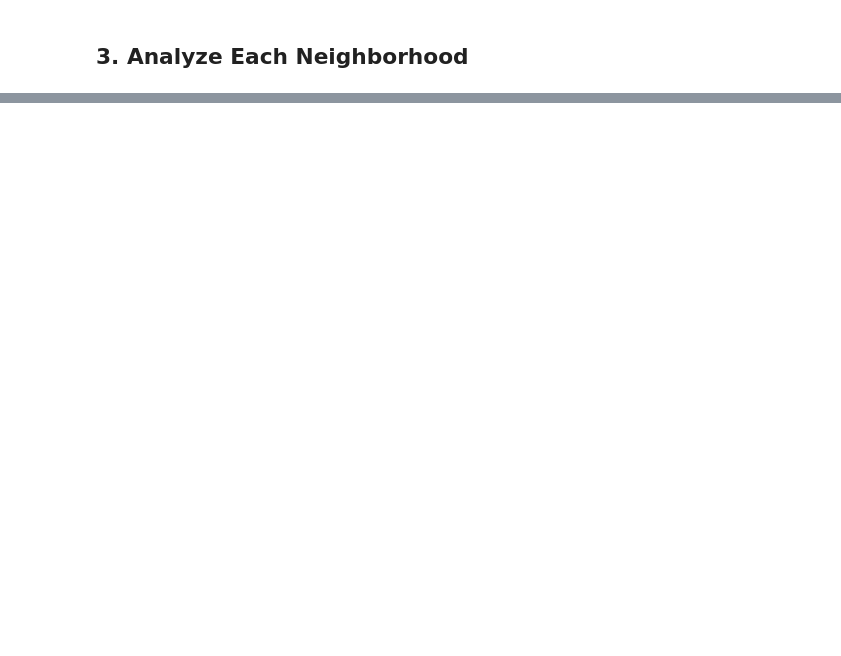
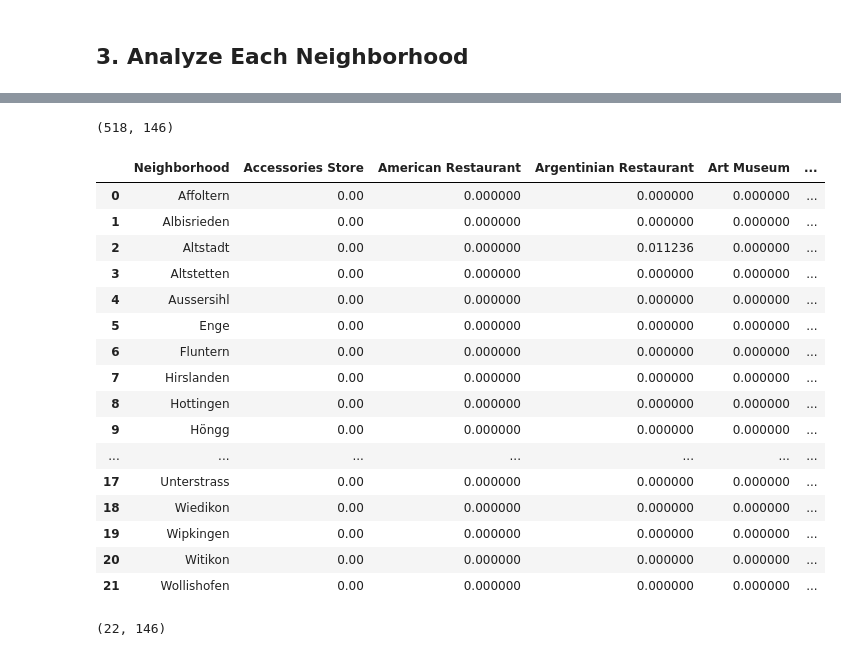
Before and after one commit to xanag/Coursera_Capstone, a Jupyter notebook: Final Capstone Project.ipynb, the cells around one changed output, grey strips where cells are left out. Drawn from its saved outputs; the diff is of its cells as text; code cells hidden in the pictures; blank space fills up the shorter version.

```diff
--- a/Final Capstone Project.ipynb
+++ b/Final Capstone Project.ipynb
@@ -375,0 +470,13 @@ There are 144 unique categories.
+# %%
+# one hot encoding
+zurich_onehot = pd.get_dummies(zurich_venues[['Venue Category']], prefix="", prefix_sep="")
+#zurich_onehot = pd.get_dummies(neigh_with_train[['Venue Category']], prefix="", prefix_sep="")
+
+# add neighborhood column back to dataframe
+zurich_onehot['Neighborhood'] = zurich_venues['Neighborhood']
+
+# move neighborhood column to the first column
+fixed_columns = [zurich_onehot.columns[-1]] + list(zurich_onehot.columns[:-1])
+zurich_onehot = zurich_onehot[fixed_columns]
+
+zurich_onehot.head()
@@ -375,0 +490,30 @@ There are 144 unique categories.
+# %%
+zurich_onehot.shape
+# %% [output]
+(518, 146)
+# %%
+# Group rows by neighborhood and by taking the mean of the frequency of occurrence of each category
+zurich_grouped = zurich_onehot.groupby('Neighborhood').mean().reset_index()
+zurich_grouped
+# %% [output]
+|  | Neighborhood | Accessories Store | American Restaurant | Argentinian Restaurant | Art Museum | ... |
+| 0 | Affoltern | 0.00 | 0.000000 | 0.000000 | 0.000000 | ... |
+| 1 | Albisrieden | 0.00 | 0.000000 | 0.000000 | 0.000000 | ... |
+| 2 | Altstadt | 0.00 | 0.000000 | 0.011236 | 0.000000 | ... |
+| 3 | Altstetten | 0.00 | 0.000000 | 0.000000 | 0.000000 | ... |
+| 4 | Aussersihl | 0.00 | 0.000000 | 0.000000 | 0.000000 | ... |
+| 5 | Enge | 0.00 | 0.000000 | 0.000000 | 0.000000 | ... |
+| 6 | Fluntern | 0.00 | 0.000000 | 0.000000 | 0.000000 | ... |
+| 7 | Hirslanden | 0.00 | 0.000000 | 0.000000 | 0.000000 | ... |
+| 8 | Hottingen | 0.00 | 0.000000 | 0.000000 | 0.000000 | ... |
+| 9 | Höngg | 0.00 | 0.000000 | 0.000000 | 0.000000 | ... |
+| ... | ... | ... | ... | ... | ... | ... |
+| 17 | Unterstrass | 0.00 | 0.000000 | 0.000000 | 0.000000 | ... |
+| 18 | Wiedikon | 0.00 | 0.000000 | 0.000000 | 0.000000 | ... |
+| 19 | Wipkingen | 0.00 | 0.000000 | 0.000000 | 0.000000 | ... |
+| 20 | Witikon | 0.00 | 0.000000 | 0.000000 | 0.000000 | ... |
+| 21 | Wollishofen | 0.00 | 0.000000 | 0.000000 | 0.000000 | ... |
+# %%
+zurich_grouped.shape
+# %% [output]
+(22, 146)
```
Also changed, not shown: parts of 14 cells of this notebook.
